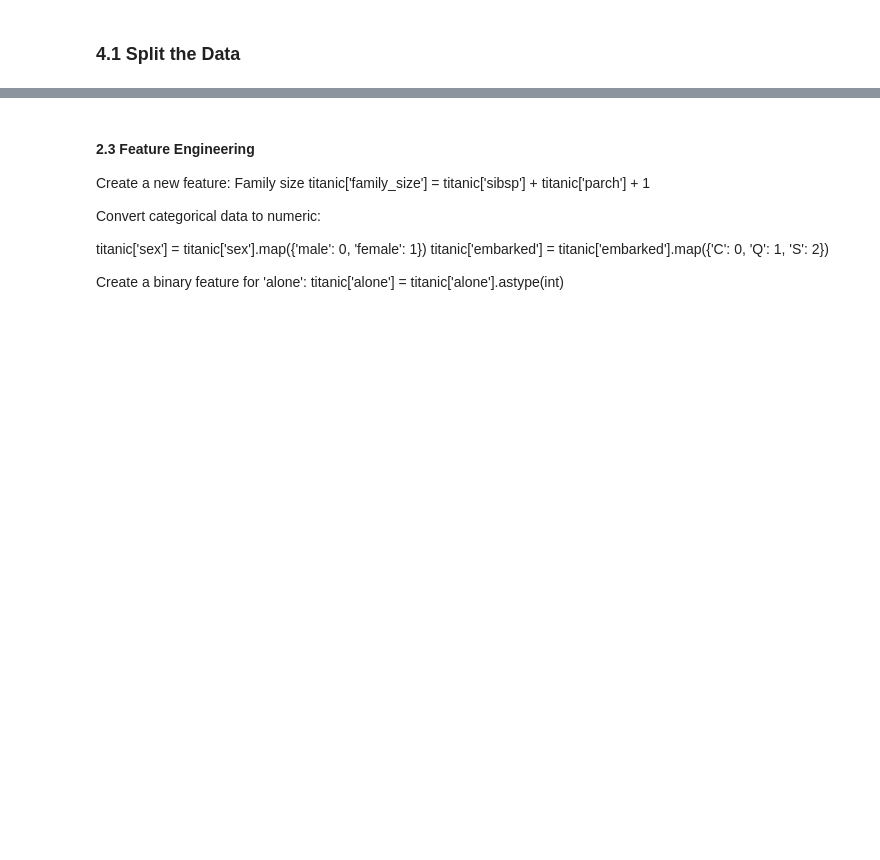
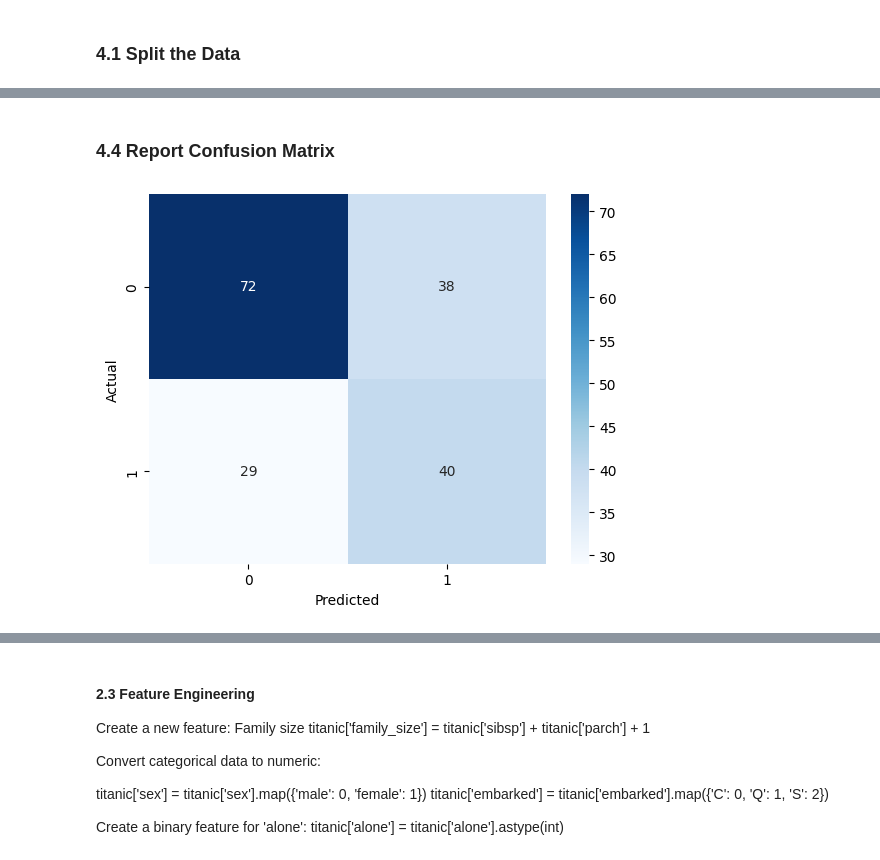
Before and after one commit to ericmeyer1/applied-ml-eric, a Jupyter notebook: lab03/ml03_eric.ipynb, the cells around one changed output, grey strips where cells are left out. Drawn from its saved outputs; the diff is of its cells as text; code cells hidden in the pictures; blank space fills up the shorter version.

```diff
--- a/lab03/ml03_eric.ipynb
+++ b/lab03/ml03_eric.ipynb
@@ -226,0 +105,4 @@ For example, when doing 'df[col].method(value, inplace=True)', try using 'df.met
+# %%
+# Create and train a Decision Tree model
+tree_model = DecisionTreeClassifier()
+tree_model.fit(X_train, y_train)
@@ -226,0 +113,10 @@ For example, when doing 'df[col].method(value, inplace=True)', try using 'df.met
+# %%
+# Evaluate the model on training data
+y_pred = tree_model.predict(X_train)
+print("Results for Decision Tree on training data:")
+print(classification_report(y_train, y_pred))
+
+# Evaluate the model on test data
+y_test_pred = tree_model.predict(X_test)
+print("Results for Decision Tree on test data:")
+print(classification_report(y_test, y_test_pred))
@@ -226,0 +143,11 @@ For example, when doing 'df[col].method(value, inplace=True)', try using 'df.met
+# %% [markdown]
+### 4.4 Report Confusion Matrix
+# %%
+# Confusion matrix visualization
+cm = confusion_matrix(y_test, y_test_pred)
+sns.heatmap(cm, annot=True, cmap='Blues')
+plt.xlabel('Predicted')
+plt.ylabel('Actual')
+plt.show()
+# %% [output]
+[figure, added]
```
Also changed, not shown: parts of 16 cells of this notebook, 1 other file.
